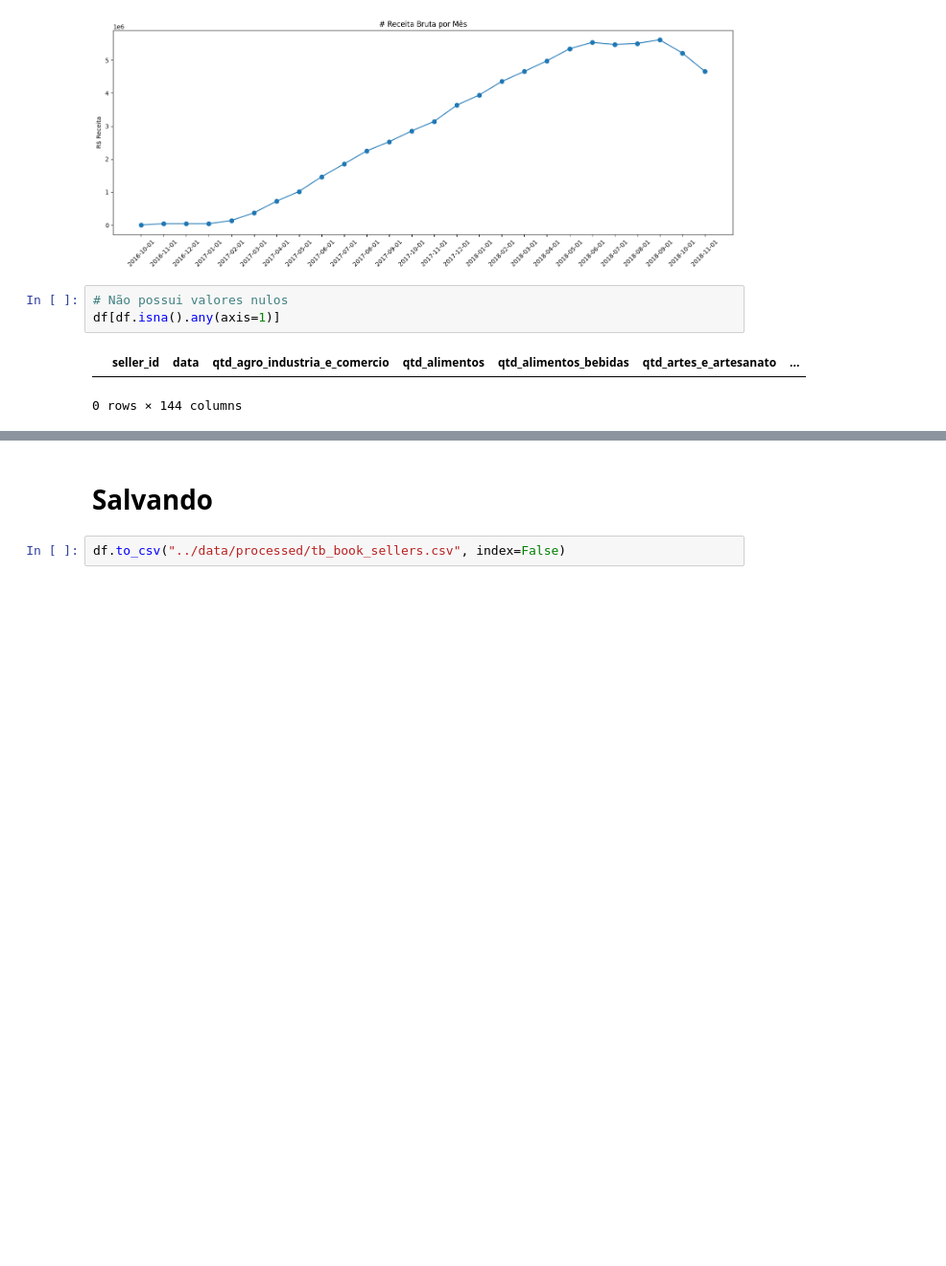
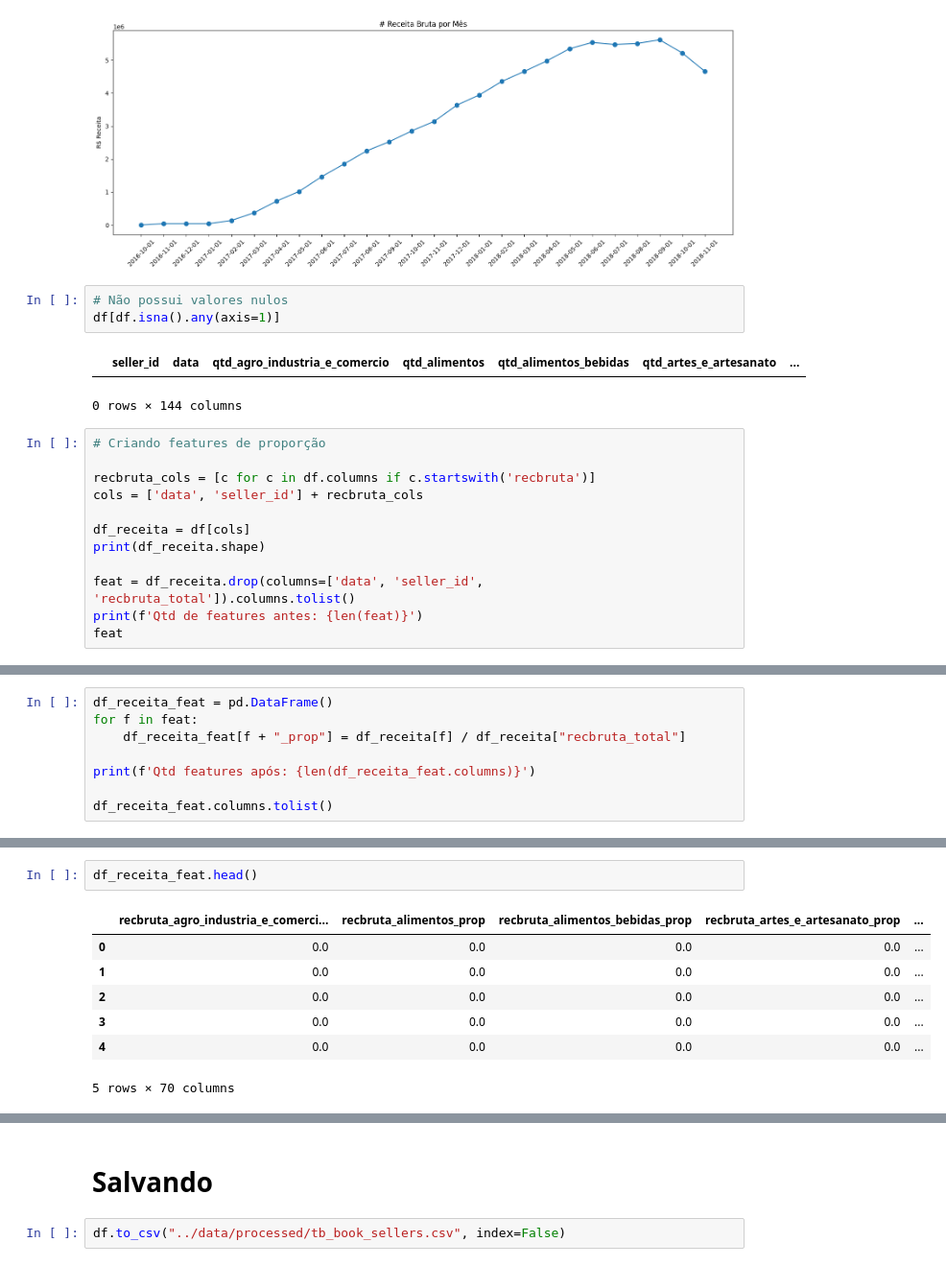
Before and after one commit to denisevitoriano/tech_challenge_fase_03, a Jupyter notebook: tech_challenge_fase_03/notebooks/03_feature_engineering.ipynb, the cells around one changed output, grey strips where cells are left out. Shown: that part at 96% size. Saved outputs shown, nothing was run; the diff lists cells and outputs as text; blank space fills up the shorter version.

```diff
--- a/tech_challenge_fase_03/notebooks/03_feature_engineering.ipynb
+++ b/tech_challenge_fase_03/notebooks/03_feature_engineering.ipynb
@@ -1013,3 +1014,15 @@ df[df.isna().any(axis=1)]
 # %% [output]
 |  | seller_id | data | qtd_agro_industria_e_comercio | qtd_alimentos | qtd_alimentos_bebidas | qtd_artes_e_artesanato | ... |
 0 rows × 144 columns
+# %%
+# Criando features de proporção
+
+recbruta_cols = [c for c in df.columns if c.startswith('recbruta')]
+cols = ['data', 'seller_id'] + recbruta_cols
+
+df_receita = df[cols]
+print(df_receita.shape)
+
+feat = df_receita.drop(columns=['data', 'seller_id', 'recbruta_total']).columns.tolist()
+print(f'Qtd de features antes: {len(feat)}')
+feat
@@ -1015,0 +1049,8 @@ df[df.isna().any(axis=1)]
+# %%
+df_receita_feat = pd.DataFrame()
+for f in feat:
+    df_receita_feat[f + "_prop"] = df_receita[f] / df_receita["recbruta_total"]
+
+print(f'Qtd features após: {len(df_receita_feat.columns)}')
+
+df_receita_feat.columns.tolist()
@@ -1015,0 +1076,10 @@ df[df.isna().any(axis=1)]
+# %%
+df_receita_feat.head()
+# %% [output]
+|  | recbruta_agro_industria_e_comerci... | recbruta_alimentos_prop | recbruta_alimentos_bebidas_prop | recbruta_artes_e_artesanato_prop | ... |
+| 0 | 0.0 | 0.0 | 0.0 | 0.0 | ... |
+| 1 | 0.0 | 0.0 | 0.0 | 0.0 | ... |
+| 2 | 0.0 | 0.0 | 0.0 | 0.0 | ... |
+| 3 | 0.0 | 0.0 | 0.0 | 0.0 | ... |
+| 4 | 0.0 | 0.0 | 0.0 | 0.0 | ... |
+5 rows × 70 columns
```
Also changed, not shown: parts of 6 cells of this notebook, 1 other file.
